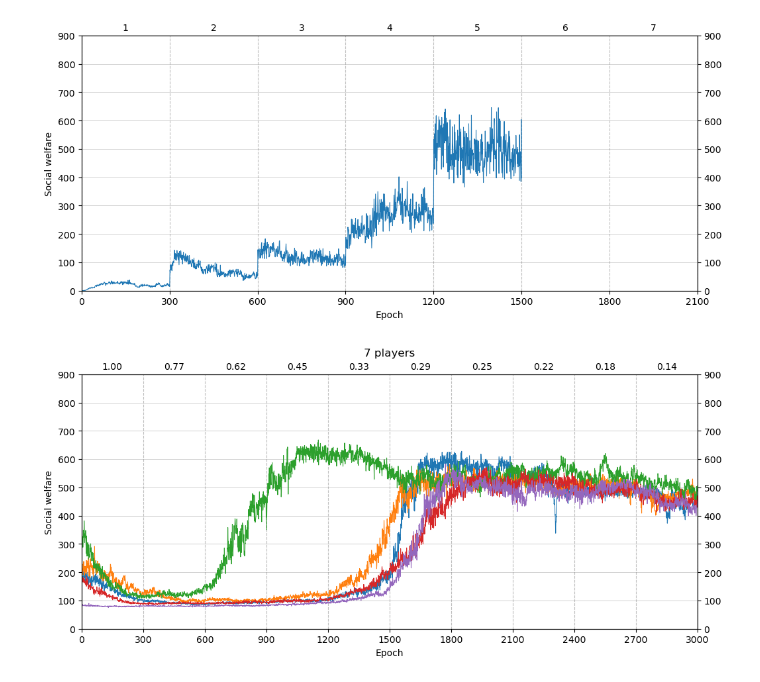
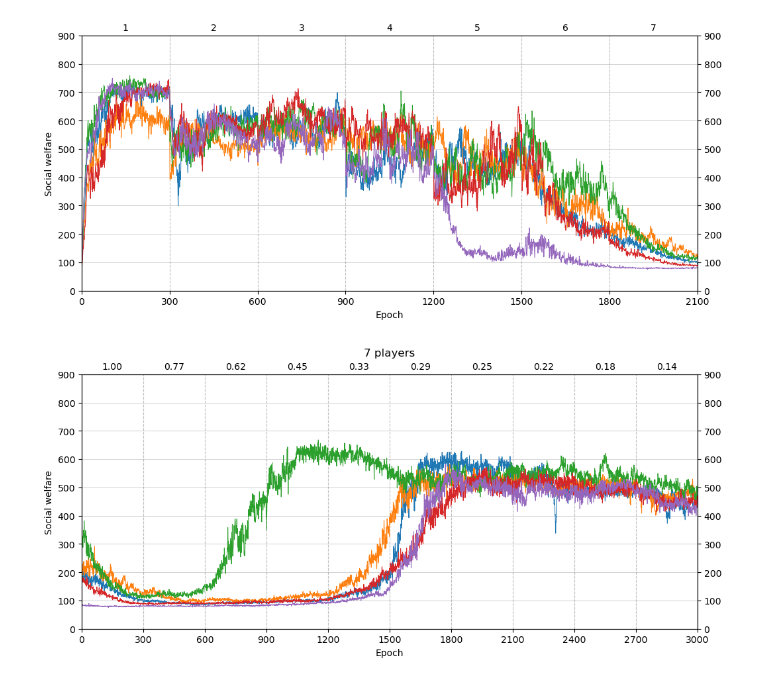
Before and after one commit to willis-richard/meltingpot, a Jupyter notebook: reward_transfer/results_n_players.ipynb, the cells around one changed output. Cells and saved outputs as stored; diff of their text form; code cells hidden in the pictures.

Commit message:
Finish new plots

```diff
--- a/reward_transfer/results_n_players.ipynb
+++ b/reward_transfer/results_n_players.ipynb
@@ -74,20 +74,20 @@ def plot_num_players(df, rolling: bool = False):
 # %%
 self_interest = 1
 independent = True
 rolling = False
-environment = mushroom
+environment = harvest
 
 tids = environment['TRIAL_IDS_ID'] if independent else environment['TRIAL_IDS_SP']
 df = pd.concat([load_df(t, environment=environment, independent=independent, self_interest=self_interest) for t in tids])
 
 fig, ax = plot_num_players(df, rolling)
 
 mode = 'independent' if independent else 'self_play'
 if rolling:
     name += '_rolling'
 fig.savefig(f'num_players_{mode}_{environment["name"]}', dpi=300, bbox_inches='tight')
 # %% [output]
-[figure, old version]
+[figure, new version]
 # %%
 def plot_self_interest(df, rolling: bool = False):
     grouped = df.groupby('trial_id')
```
Also changed, not shown: parts of 1 cell of this notebook, 2 other files.
